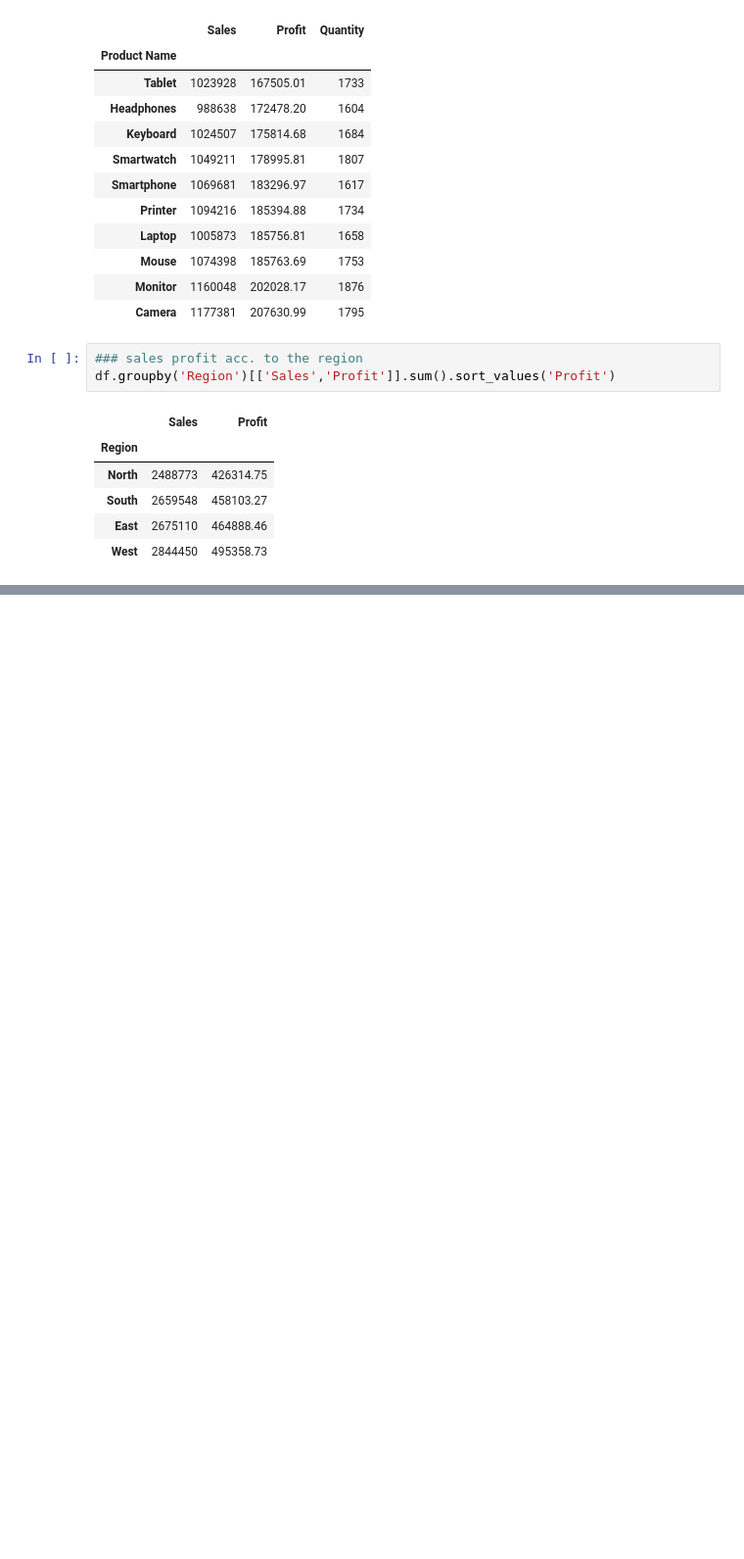
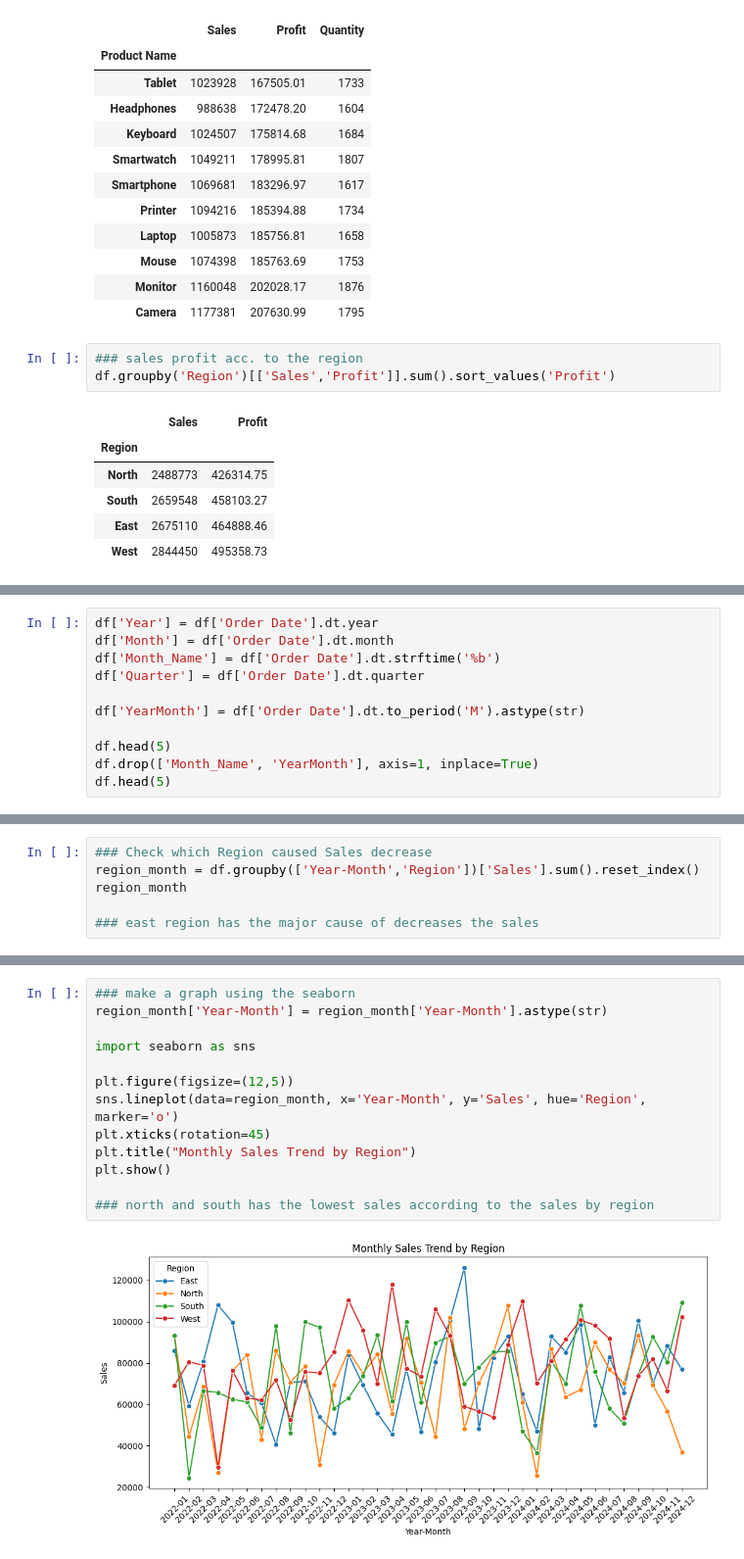
Before and after one commit to lakshyasinghal08/E-commerce-Sales--Analysis, a Jupyter notebook: analyse.ipynb, the cells around one changed output, grey strips where cells are left out. Shown at 98% size. Drawn from its saved outputs; the diff is of its cells as text; blank space fills up the shorter version.

```diff
--- a/analyse.ipynb
+++ b/analyse.ipynb
@@ -216,0 +221,11 @@ df.groupby('Category')[['Sales','Profit','Quantity']].sum().sort_values('Profit'
+# %%
+df['Year'] = df['Order Date'].dt.year
+df['Month'] = df['Order Date'].dt.month
+df['Month_Name'] = df['Order Date'].dt.strftime('%b')
+df['Quarter'] = df['Order Date'].dt.quarter
+
+df['YearMonth'] = df['Order Date'].dt.to_period('M').astype(str)
+
+df.head(5)
+df.drop(['Month_Name', 'YearMonth'], axis=1, inplace=True)
+df.head(5)
@@ -216,0 +336,6 @@ df.groupby('Category')[['Sales','Profit','Quantity']].sum().sort_values('Profit'
+# %%
+### Check which Region caused Sales decrease
+region_month = df.groupby(['Year-Month','Region'])['Sales'].sum().reset_index()
+region_month
+
+### east region has the major cause of decreases the sales
@@ -216,0 +356,15 @@ df.groupby('Category')[['Sales','Profit','Quantity']].sum().sort_values('Profit'
+# %%
+### make a graph using the seaborn
+region_month['Year-Month'] = region_month['Year-Month'].astype(str)
+
+import seaborn as sns
+
+plt.figure(figsize=(12,5))
+sns.lineplot(data=region_month, x='Year-Month', y='Sales', hue='Region', marker='o')
+plt.xticks(rotation=45)
+plt.title("Monthly Sales Trend by Region")
+plt.show()
+
+### north and south has the lowest sales according to the sales by region
+# %% [output]
+[figure, added]
```
Also changed, not shown: parts of 15 cells of this notebook.
